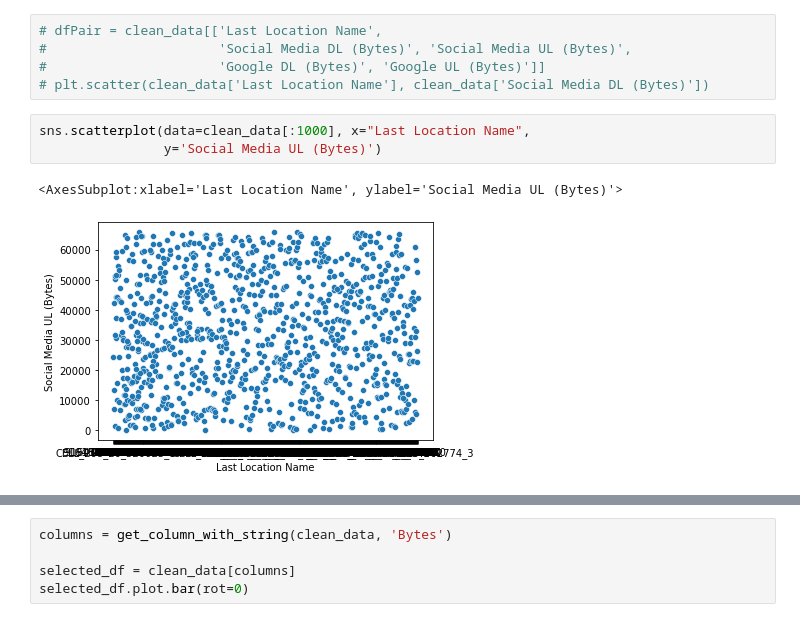
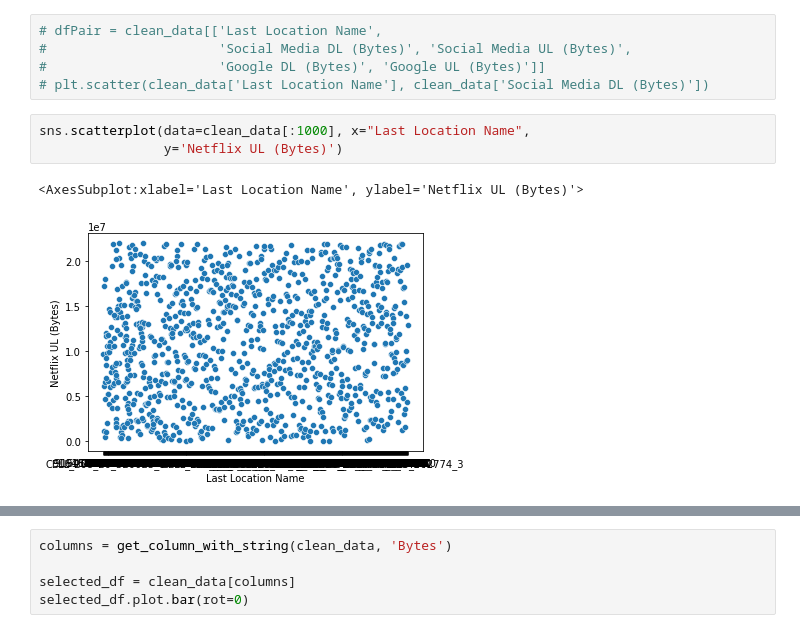
Before and after one commit to degagawolde/User-Analytics-Telecommunication-Industry, a Jupyter notebook: notebook/User-Overview-Analysis.ipynb, the cells around one changed output, grey strips where cells are left out. Drawn from its saved outputs; the diff is of its cells as text.

```diff
--- a/notebook/User-Overview-Analysis.ipynb
+++ b/notebook/User-Overview-Analysis.ipynb
@@ -452,8 +452,8 @@ pltu.plot_many_count_plot(df=clean_data,columns=columns,amount=10)
 # plt.scatter(clean_data['Last Location Name'], clean_data['Social Media DL (Bytes)'])
 # %%
 sns.scatterplot(data=clean_data[:1000], x="Last Location Name",
-                y='Social Media UL (Bytes)')
+                y='Netflix UL (Bytes)')
 # %% [output]
-<AxesSubplot:xlabel='Last Location Name', ylabel='Social Media UL (Bytes)'>
+<AxesSubplot:xlabel='Last Location Name', ylabel='Netflix UL (Bytes)'>
-[figure, old version]
+[figure, new version]
 # %%
```
Also changed, not shown: parts of 2 cells of this notebook.
